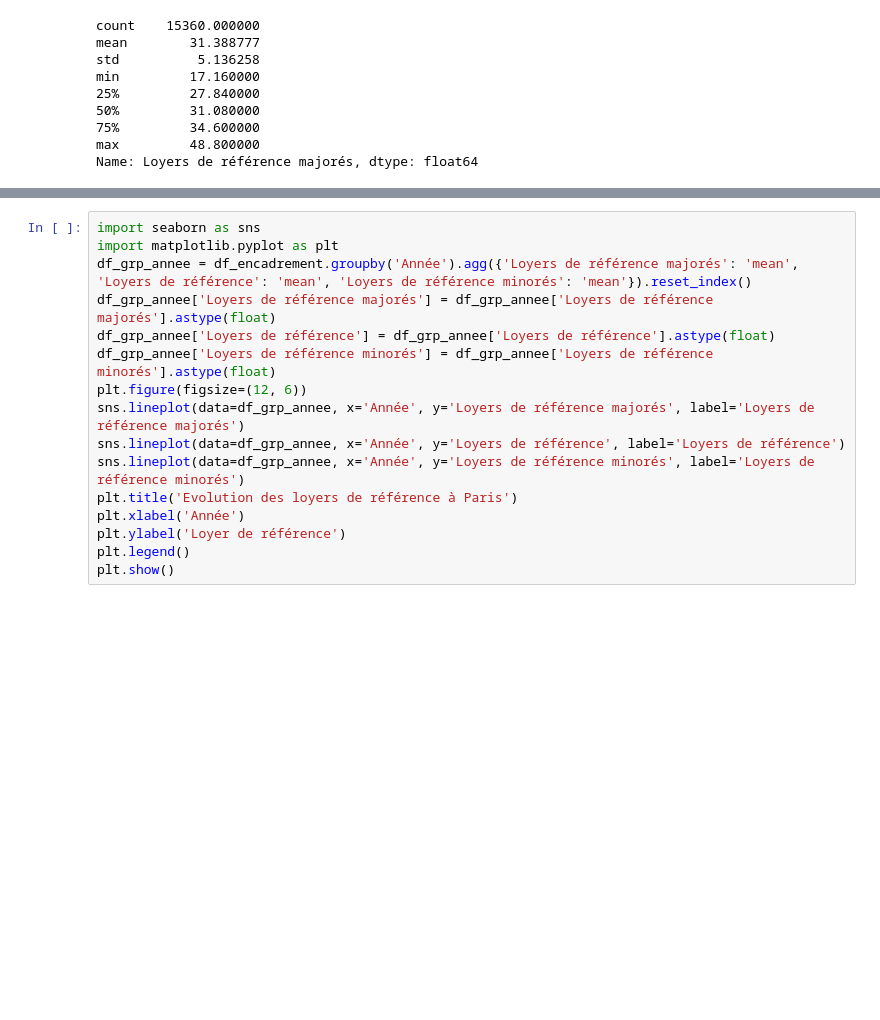
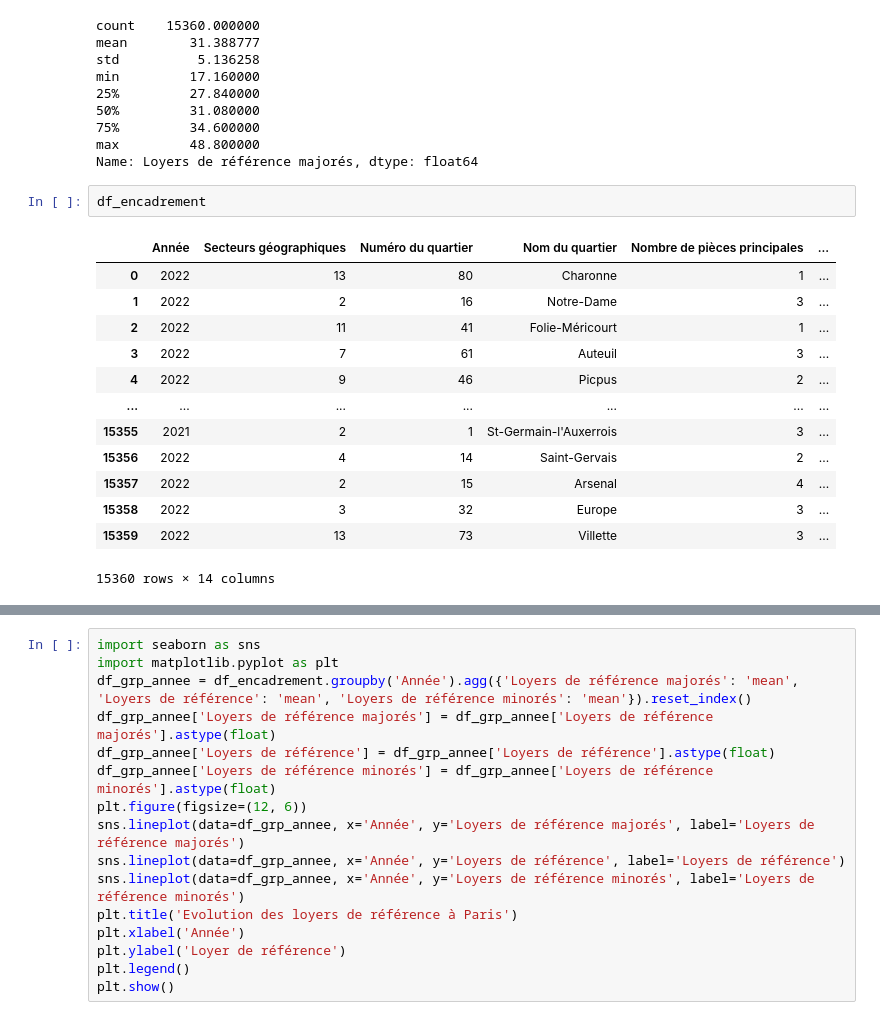
Before and after one commit to Pendigard/Paris-Real-Estate-Data, a Jupyter notebook: Célian/analysis/analysis.ipynb, the cells around one changed output, grey strips where cells are left out. Drawn from its saved outputs; the diff is of its cells as text; blank space fills up the shorter version.

```diff
--- a/Célian/analysis/analysis.ipynb
+++ b/Célian/analysis/analysis.ipynb
@@ -29,3 +29,19 @@ min         17.160000
 75%         34.600000
 max         48.800000
 Name: Loyers de référence majorés, dtype: float64
+# %%
+df_encadrement
+# %% [output]
+|  | Année | Secteurs géographiques | Numéro du quartier | Nom du quartier | Nombre de pièces principales | ... |
+| 0 | 2022 | 13 | 80 | Charonne | 1 | ... |
+| 1 | 2022 | 2 | 16 | Notre-Dame | 3 | ... |
+| 2 | 2022 | 11 | 41 | Folie-Méricourt | 1 | ... |
+| 3 | 2022 | 7 | 61 | Auteuil | 3 | ... |
+| 4 | 2022 | 9 | 46 | Picpus | 2 | ... |
+| ... | ... | ... | ... | ... | ... | ... |
+| 15355 | 2021 | 2 | 1 | St-Germain-l'Auxerrois | 3 | ... |
+| 15356 | 2022 | 4 | 14 | Saint-Gervais | 2 | ... |
+| 15357 | 2022 | 2 | 15 | Arsenal | 4 | ... |
+| 15358 | 2022 | 3 | 32 | Europe | 3 | ... |
+| 15359 | 2022 | 13 | 73 | Villette | 3 | ... |
+15360 rows × 14 columns
```
Also changed, not shown: parts of 1 cell of this notebook, 13 other files.
